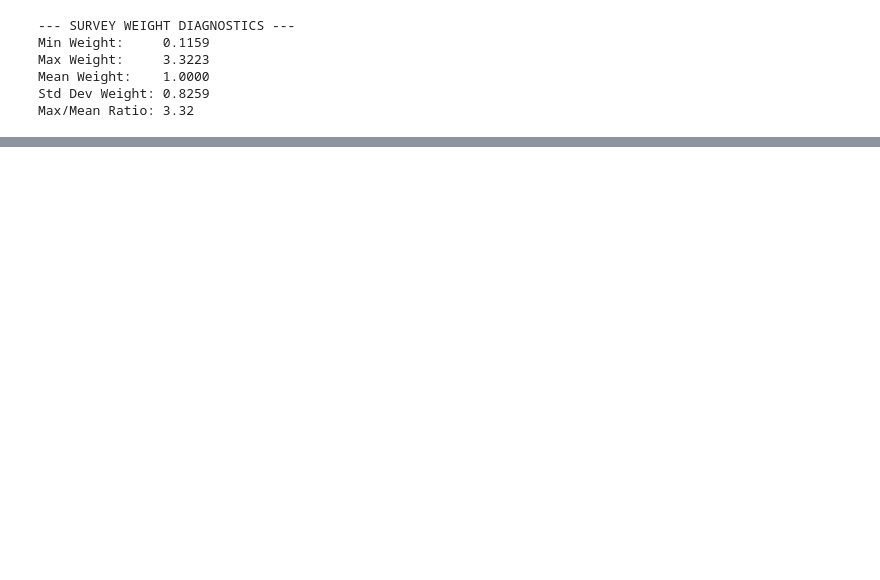
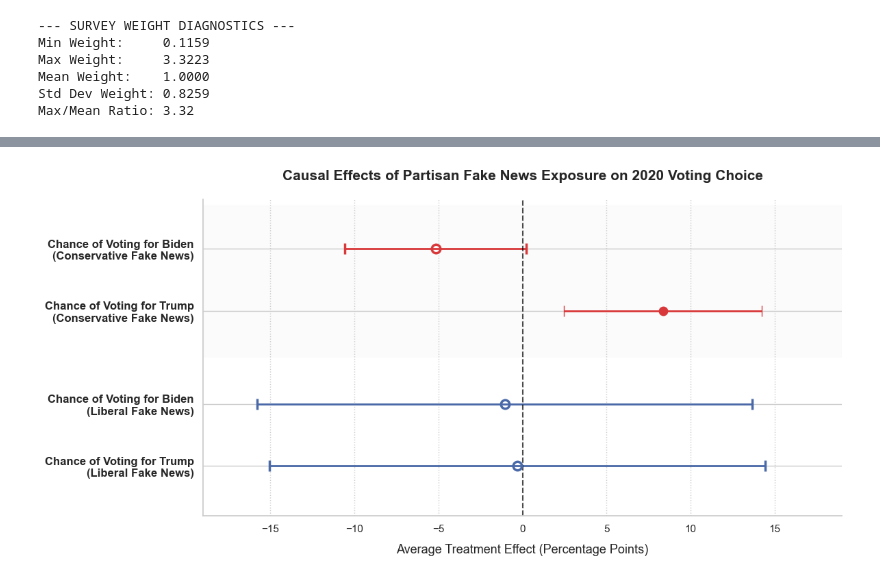
Before and after one commit to rickyrojas311/untrustworthy_news_effects, a Jupyter notebook: jack_exploration.ipynb, the cells around one changed output, grey strips where cells are left out. Saved outputs shown, nothing was run; the diff lists cells and outputs as text; code cells hidden in the pictures; blank space fills up the shorter version.

```diff
--- a/jack_exploration.ipynb
+++ b/jack_exploration.ipynb
@@ -791,0 +1223,84 @@ Name: weight, Length: 1151, dtype: float64
+# %%
+
+
+labels = [
+    "Chance of Voting for Biden\n(Conservative Fake News)",
+    "Chance of Voting for Trump\n(Conservative Fake News)",
+    "Chance of Voting for Biden\n(Liberal Fake News)",
+    "Chance of Voting for Trump\n(Liberal Fake News)"
+]
+
+estimates = np.array([-5.17, 8.35, -1.06, -0.31])
+ci_lower = np.array([-10.58, 2.46, -15.81, -15.04])
+ci_upper = np.array([0.23, 14.23, 13.68, 14.42])
+
+
+error_left = estimates - ci_lower
+error_right = ci_upper - estimates
+asymmetric_error = np.array([error_left, error_right])
+
+
+y_positions = np.array([3.5, 2.5, 1.0, 0.0])
+
+
+colors = ['
+
+
+
+
+fig, ax = plt.subplots(figsize=(12, 6))
+
+
+for i, y in enumerate(y_positions):
+
+    is_insignificant = (ci_lower[i] < 0) and (ci_upper[i] > 0)
+
+
+    m_face_color = "None" if is_insignificant else colors[i]
+    m_edge_width = 2.5 if is_insignificant else 1.0
+
+
+    ax.errorbar(
+        estimates[i], y,
+        xerr=asymmetric_error[:, i:i+1],
+        fmt='o',
+        color=colors[i],
+        markerfacecolor=m_face_color,
+        markeredgecolor=colors[i],
+        markeredgewidth=m_edge_width,
+        markersize=9,
+        capsize=6,
+        capthick=2,
+        elinewidth=2,
+        label=labels[i]
+    )
+
+
+ax.axvline(x=0.0, color='black', linestyle='--', linewidth=1.5, alpha=0.7)
+
+
+
+
+
+ax.set_yticks(y_positions)
+ax.set_yticklabels(labels, fontsize=12, fontweight='semibold')
+ax.set_ylim(-0.8, 4.3)
+
+
+ax.set_xlim(-19, 19)
+ax.set_xlabel("Average Treatment Effect (Percentage Points)", fontsize=13, labelpad=10)
+ax.set_title("Causal Effects of Partisan Fake News Exposure on 2020 Voting Choice", fontsize=15, pad=20, weight='bold')
+
+
+ax.axhspan(1.75, 4.2, color='
+ax.axhspan(-0.6, 1.75, color='
+
+
+ax.xaxis.grid(True, linestyle=':', alpha=0.6, color='
+ax.spines['top'].set_visible(False)
+ax.spines['right'].set_visible(False)
+ax.spines['left'].set_color('
+
+plt.tight_layout()
+plt.show()
+# %% [output]
@@ -791,0 +1308 @@ Name: weight, Length: 1151, dtype: float64
+[figure, added]
```
Also changed, not shown: parts of 17 cells of this notebook, 2 other files.
